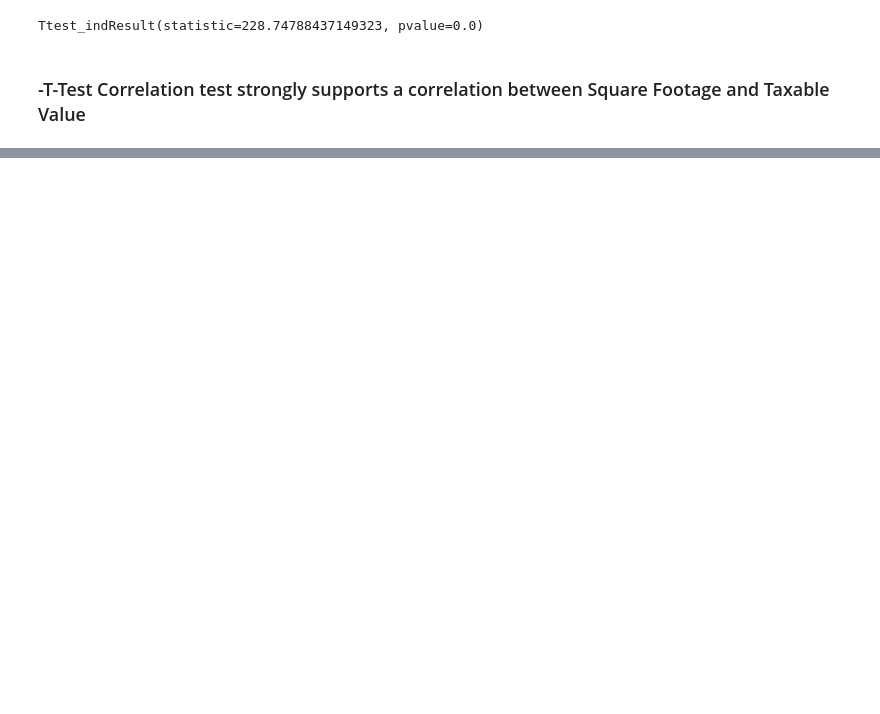
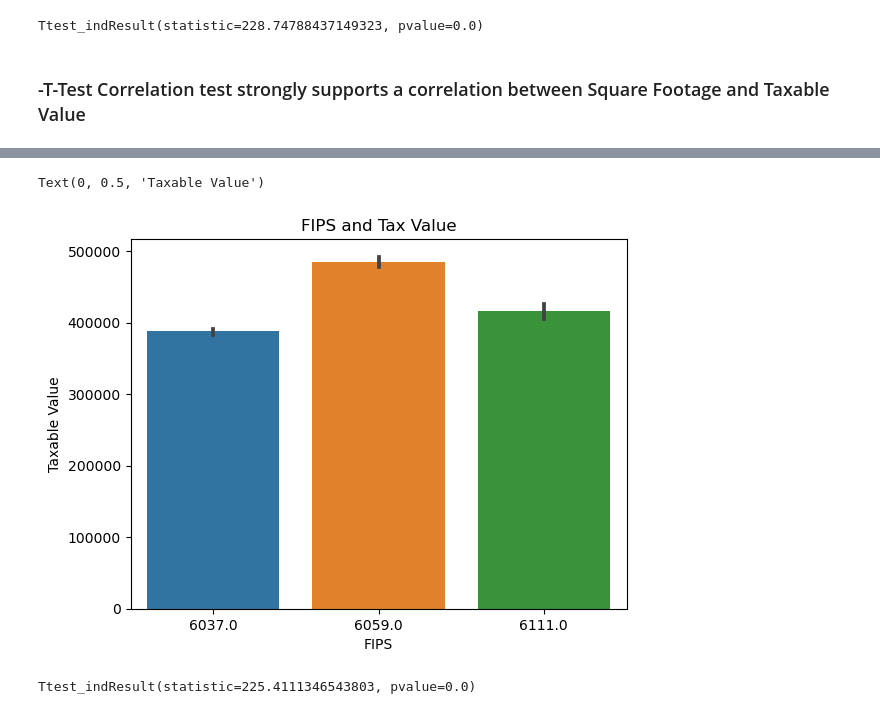
Before and after one commit to Bartholomew-Taylor/zillow_regression_project, a Jupyter notebook: Zillow_Regression_Final_Notebook.ipynb, the cells around one changed output, grey strips where cells are left out. Cells and saved outputs as stored; diff of their text form; code cells hidden in the pictures; blank space fills up the shorter version.

```diff
--- a/Zillow_Regression_Final_Notebook.ipynb
+++ b/Zillow_Regression_Final_Notebook.ipynb
@@ -179,0 +159,15 @@ Ttest_indResult(statistic=228.74729028221427, pvalue=0.0)
+# %%
+#sets up barplot for fips
+plt.title('FIPS and Tax Value')
+sns.barplot(data=train, x="fips", y="tax_value")
+
+plt.xlabel('FIPS')
+plt.ylabel('Taxable Value')
+# %% [output]
+Text(0, 0.5, 'Taxable Value')
+[figure, added]
+# %%
+#T-test for independence
+stats.ttest_ind(train.tax_value, train.fips, alternative = 'two-sided')
+# %% [output]
+Ttest_indResult(statistic=225.4111346543803, pvalue=0.0)
```
Also changed, not shown: parts of 65 cells of this notebook, 2 other files.
